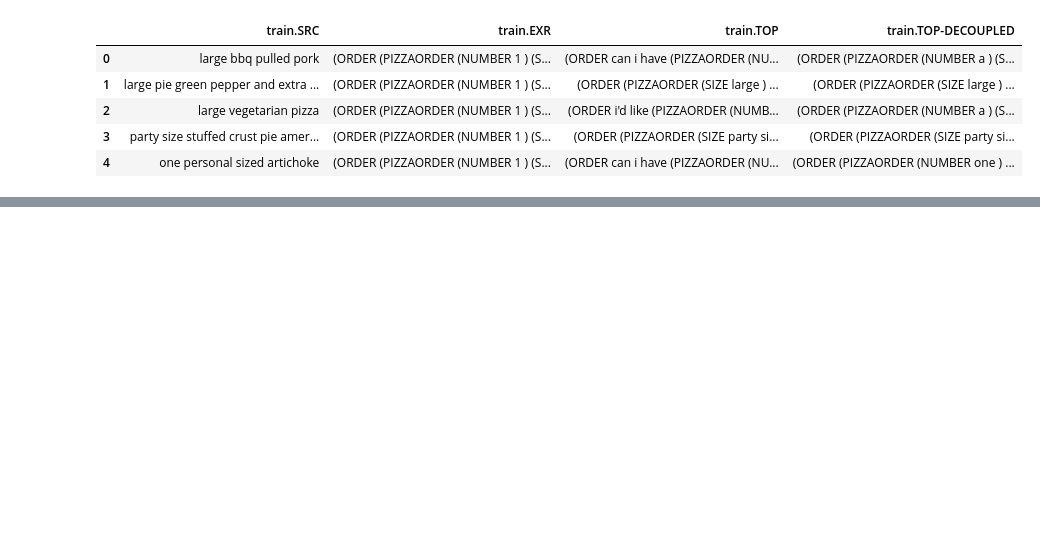
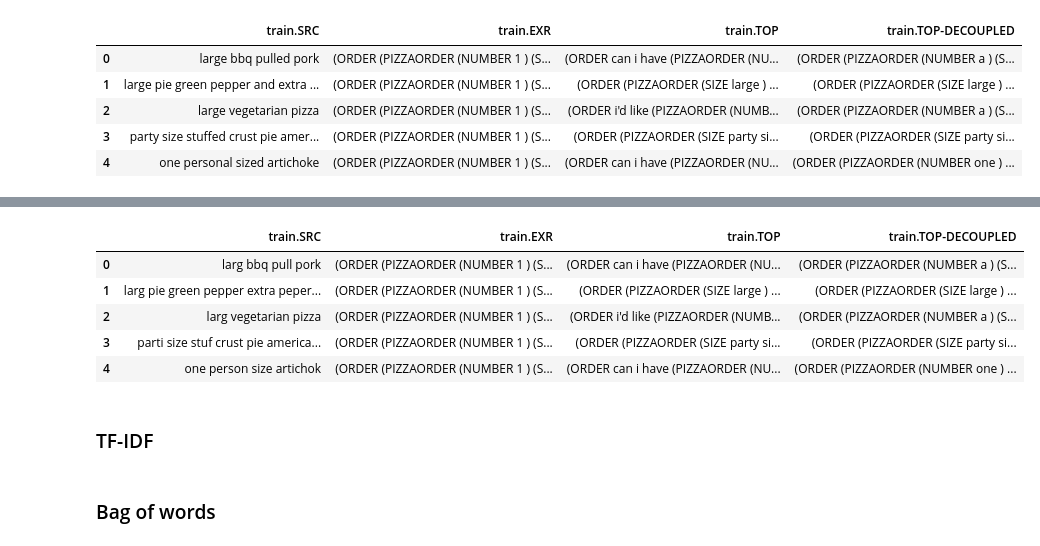
Before and after one commit to AhmedSamy02/NLP-Project, a Jupyter notebook: preprocessing.ipynb, the cells around one changed output, grey strips where cells are left out. Saved outputs shown, nothing was run; the diff lists cells and outputs as text; code cells hidden in the pictures; blank space fills up the shorter version.

```diff
--- a/preprocessing.ipynb
+++ b/preprocessing.ipynb
@@ -139,15 +142,14 @@ def handle_negation(text):
 def tokenize_and_lemmatize(text: str):
     tokens = tokenizer.tokenize(text)
     final_string = ""
-    stemmed_tokens = []
+    # stemmed_tokens = []
     for token in tokens:
-        stemmed_token = (
-            stemmer.stem(token, False) + " "
-        )  # I think this is better than lemmatization
+        stemmed_token = stemmer.stem(token, False) + " "
+        # I think this is better than lemmatization
         final_string += stemmed_token + " "
-        stemmed_tokens.append(stemmed_token)
+        # stemmed_tokens.append(stemmed_token)
         # final_string += lemmatizer.lemmatize(token) + " "  # Didn't do anything
-    return tokens, stemmed_tokens, final_string
+    return final_string
 # %%
 cleaned_text = handle_negation(
     remove_stopwords(
@@ -212,8 +212,8 @@ df_train.head()
 # df_train['train.SRC'] = df_train['train.SRC'].apply(lemmatizer.lemmatize)
 # df_train.head()
 # %%
-df_train["train.SRC"] = df_train["train.SRC"].apply(expnad_abb)
-df_dev["dev.SRC"] = df_dev["dev.SRC"].apply(expnad_abb)
+df_train["train.SRC"] = df_train["train.SRC"].apply(expnad_abb2)
+df_dev["dev.SRC"] = df_dev["dev.SRC"].apply(expnad_abb2)
 
 df_train.head()
 # %% [output]
@@ -247,3 +247,17 @@ df_train.head()
 | 2 | large vegetarian pizza | (ORDER (PIZZAORDER (NUMBER 1 ) (S... | (ORDER i'd like (PIZZAORDER (NUMB... | (ORDER (PIZZAORDER (NUMBER a ) (S... |
 | 3 | party size stuffed crust pie amer... | (ORDER (PIZZAORDER (NUMBER 1 ) (S... | (ORDER (PIZZAORDER (SIZE party si... | (ORDER (PIZZAORDER (SIZE party si... |
 | 4 | one personal sized artichoke | (ORDER (PIZZAORDER (NUMBER 1 ) (S... | (ORDER can i have (PIZZAORDER (NU... | (ORDER (PIZZAORDER (NUMBER one ) ... |
+# %%
+df_train["train.SRC"] = df_train["train.SRC"].apply(tokenize_and_lemmatize)
+df_dev["dev.SRC"] = df_dev["dev.SRC"].apply(tokenize_and_lemmatize)
+
+df_train.head()
+# %% [output]
+|  | train.SRC | train.EXR | train.TOP | train.TOP-DECOUPLED |
+| 0 | larg bbq pull pork | (ORDER (PIZZAORDER (NUMBER 1 ) (S... | (ORDER can i have (PIZZAORDER (NU... | (ORDER (PIZZAORDER (NUMBER a ) (S... |
+| 1 | larg pie green pepper extra peper... | (ORDER (PIZZAORDER (NUMBER 1 ) (S... | (ORDER (PIZZAORDER (SIZE large ) ... | (ORDER (PIZZAORDER (SIZE large ) ... |
+| 2 | larg vegetarian pizza | (ORDER (PIZZAORDER (NUMBER 1 ) (S... | (ORDER i'd like (PIZZAORDER (NUMB... | (ORDER (PIZZAORDER (NUMBER a ) (S... |
+| 3 | parti size stuf crust pie america... | (ORDER (PIZZAORDER (NUMBER 1 ) (S... | (ORDER (PIZZAORDER (SIZE party si... | (ORDER (PIZZAORDER (SIZE party si... |
+| 4 | one person size artichok | (ORDER (PIZZAORDER (NUMBER 1 ) (S... | (ORDER can i have (PIZZAORDER (NU... | (ORDER (PIZZAORDER (NUMBER one ) ... |
+# %% [markdown]
+### TF-IDF
@@ -249,0 +274,2 @@ df_train.head()
+# %% [markdown]
+### Bag of words
```
Also changed, not shown: parts of 19 cells of this notebook, 1 other file.
